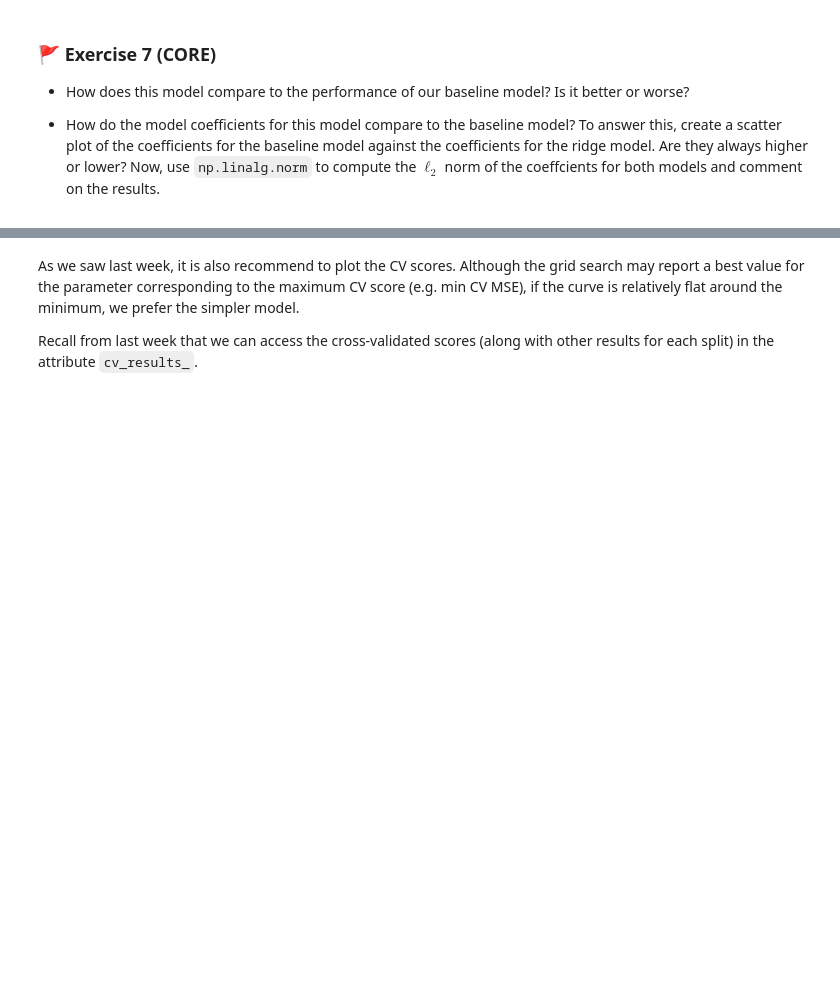
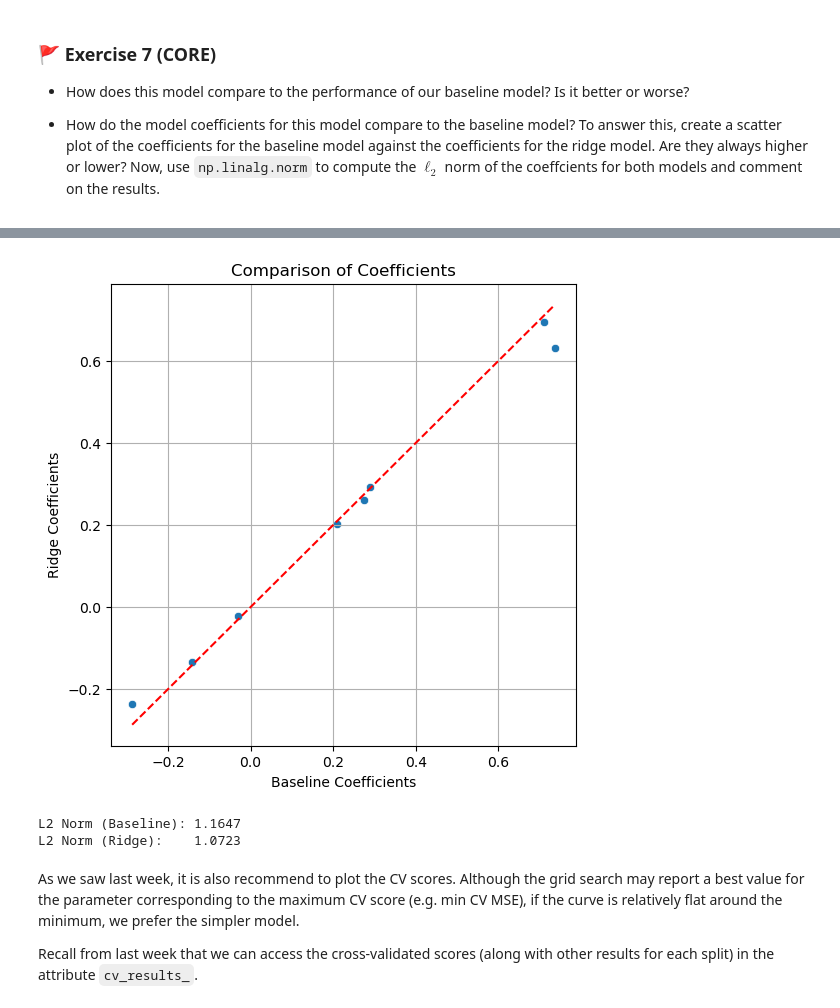
Before and after one commit to zici021129/MLP_2026_week05, a Jupyter notebook: mlp_week05.ipynb, the cells around one changed output, grey strips where cells are left out. Drawn from its saved outputs; the diff is of its cells as text; code cells hidden in the pictures; blank space fills up the shorter version.

```diff
--- a/mlp_week05.ipynb
+++ b/mlp_week05.ipynb
@@ -401,5 +532,35 @@ _Type your answer here_
 # %%
 # Code for your answer here!
+# Extract coefficients
+# Baseline coefficients
+coefs_baseline = lm_s[-1].coef_
+
+# Ridge coefficients
+coefs_ridge = gs.best_estimator_[-1].coef_
+
+# Create Scatter Plot
+plt.figure(figsize=(6, 6))
+sns.scatterplot(x=coefs_baseline, y=coefs_ridge)
+# Add a diagonal line for reference (x=y)
+plt.plot([min(coefs_baseline), max(coefs_baseline)],
+         [min(coefs_baseline), max(coefs_baseline)],
+         color='red', linestyle='--')
+plt.xlabel("Baseline Coefficients")
+plt.ylabel("Ridge Coefficients")
+plt.title("Comparison of Coefficients")
+plt.grid(True)
+plt.show()
+
+# Compute L2 Norms
+norm_baseline = np.linalg.norm(coefs_baseline)
+norm_ridge = np.linalg.norm(coefs_ridge)
+
+print(f"L2 Norm (Baseline): {norm_baseline:.4f}")
+print(f"L2 Norm (Ridge):    {norm_ridge:.4f}")
+# %% [output]
+[figure, added]
+L2 Norm (Baseline): 1.1647
+L2 Norm (Ridge):    1.0723
 # %% [markdown]
 As we saw last week, it is also recommend to plot the CV scores. Although the grid search may report a best value for the parameter corresponding to the maximum CV score (e.g. min CV MSE), if the curve is relatively flat around the minimum, we prefer the simpler model.
 
```
Also changed, not shown: parts of 22 cells of this notebook.
